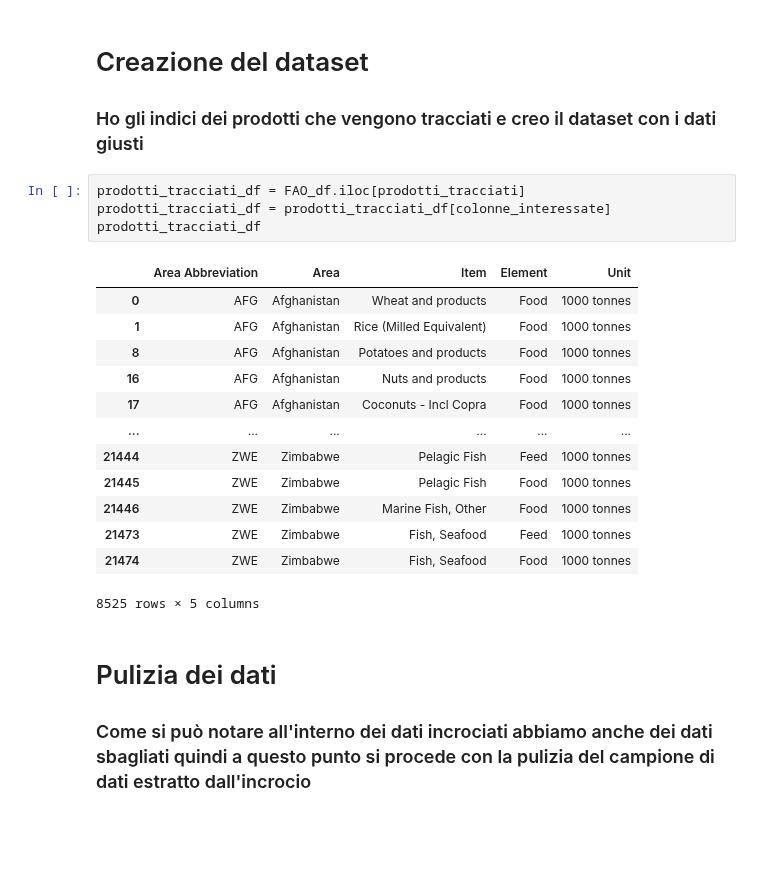
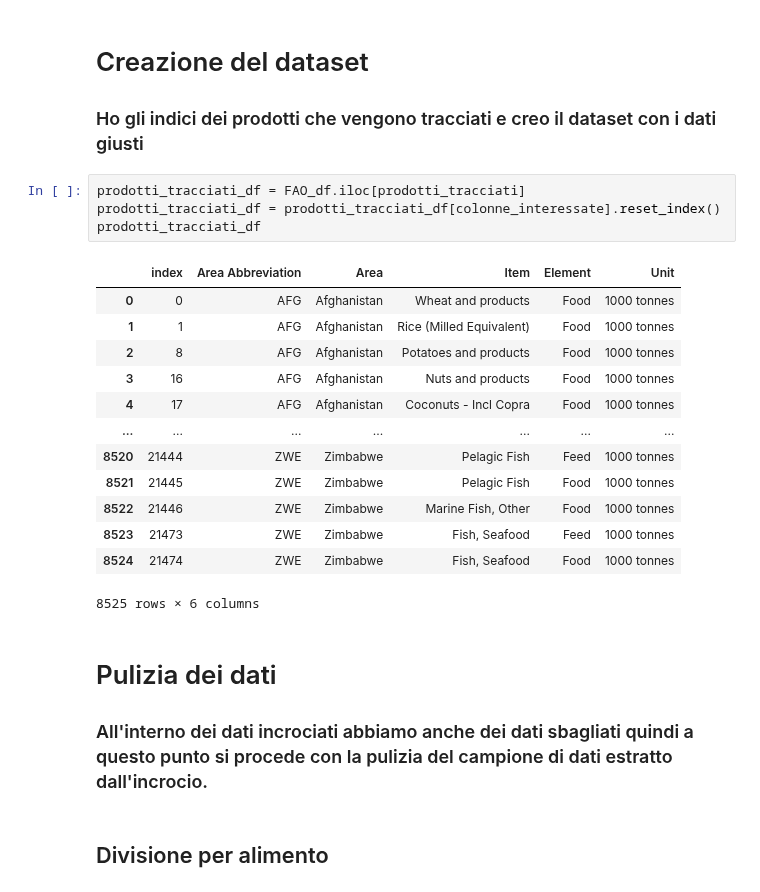
Before and after one commit to monkeymatt0/ProduzioneCibiMangimiImpattoAmbientale, a Jupyter notebook: MatteoVolleroDataVis.ipynb, the cells around one changed output. Drawn from its saved outputs; the diff is of its cells as text; blank space fills up the shorter version.

```diff
--- a/MatteoVolleroDataVis.ipynb
+++ b/MatteoVolleroDataVis.ipynb
@@ -215,22 +217,24 @@ Numero di prodotti tracciati:  8525
 ### Ho gli indici dei prodotti che vengono tracciati e creo il dataset con i dati giusti
 # %%
 prodotti_tracciati_df = FAO_df.iloc[prodotti_tracciati]
-prodotti_tracciati_df = prodotti_tracciati_df[colonne_interessate]
+prodotti_tracciati_df = prodotti_tracciati_df[colonne_interessate].reset_index()
 prodotti_tracciati_df
 # %% [output]
-|  | Area Abbreviation | Area | Item | Element | Unit |
-| 0 | AFG | Afghanistan | Wheat and products | Food | 1000 tonnes |
-| 1 | AFG | Afghanistan | Rice (Milled Equivalent) | Food | 1000 tonnes |
-| 8 | AFG | Afghanistan | Potatoes and products | Food | 1000 tonnes |
-| 16 | AFG | Afghanistan | Nuts and products | Food | 1000 tonnes |
-| 17 | AFG | Afghanistan | Coconuts - Incl Copra | Food | 1000 tonnes |
-| ... | ... | ... | ... | ... | ... |
-| 21444 | ZWE | Zimbabwe | Pelagic Fish | Feed | 1000 tonnes |
-| 21445 | ZWE | Zimbabwe | Pelagic Fish | Food | 1000 tonnes |
-| 21446 | ZWE | Zimbabwe | Marine Fish, Other | Food | 1000 tonnes |
-| 21473 | ZWE | Zimbabwe | Fish, Seafood | Feed | 1000 tonnes |
-| 21474 | ZWE | Zimbabwe | Fish, Seafood | Food | 1000 tonnes |
+|  | index | Area Abbreviation | Area | Item | Element | Unit |
+| 0 | 0 | AFG | Afghanistan | Wheat and products | Food | 1000 tonnes |
+| 1 | 1 | AFG | Afghanistan | Rice (Milled Equivalent) | Food | 1000 tonnes |
+| 2 | 8 | AFG | Afghanistan | Potatoes and products | Food | 1000 tonnes |
+| 3 | 16 | AFG | Afghanistan | Nuts and products | Food | 1000 tonnes |
+| 4 | 17 | AFG | Afghanistan | Coconuts - Incl Copra | Food | 1000 tonnes |
+| ... | ... | ... | ... | ... | ... | ... |
+| 8520 | 21444 | ZWE | Zimbabwe | Pelagic Fish | Feed | 1000 tonnes |
+| 8521 | 21445 | ZWE | Zimbabwe | Pelagic Fish | Food | 1000 tonnes |
+| 8522 | 21446 | ZWE | Zimbabwe | Marine Fish, Other | Food | 1000 tonnes |
+| 8523 | 21473 | ZWE | Zimbabwe | Fish, Seafood | Feed | 1000 tonnes |
+| 8524 | 21474 | ZWE | Zimbabwe | Fish, Seafood | Food | 1000 tonnes |
-8525 rows × 5 columns
+8525 rows × 6 columns
 # %% [markdown]
 # Pulizia dei dati
-### Come si può notare all'interno dei dati incrociati abbiamo anche dei dati sbagliati quindi a questo punto si procede con la pulizia del campione di dati estratto dall'incrocio
+### All'interno dei dati incrociati abbiamo anche dei dati sbagliati quindi a questo punto si procede con la pulizia del campione di dati estratto dall'incrocio.
+# %% [markdown]
+## Divisione per alimento
```
Also changed, not shown: parts of 7 cells of this notebook, 1 other file.
